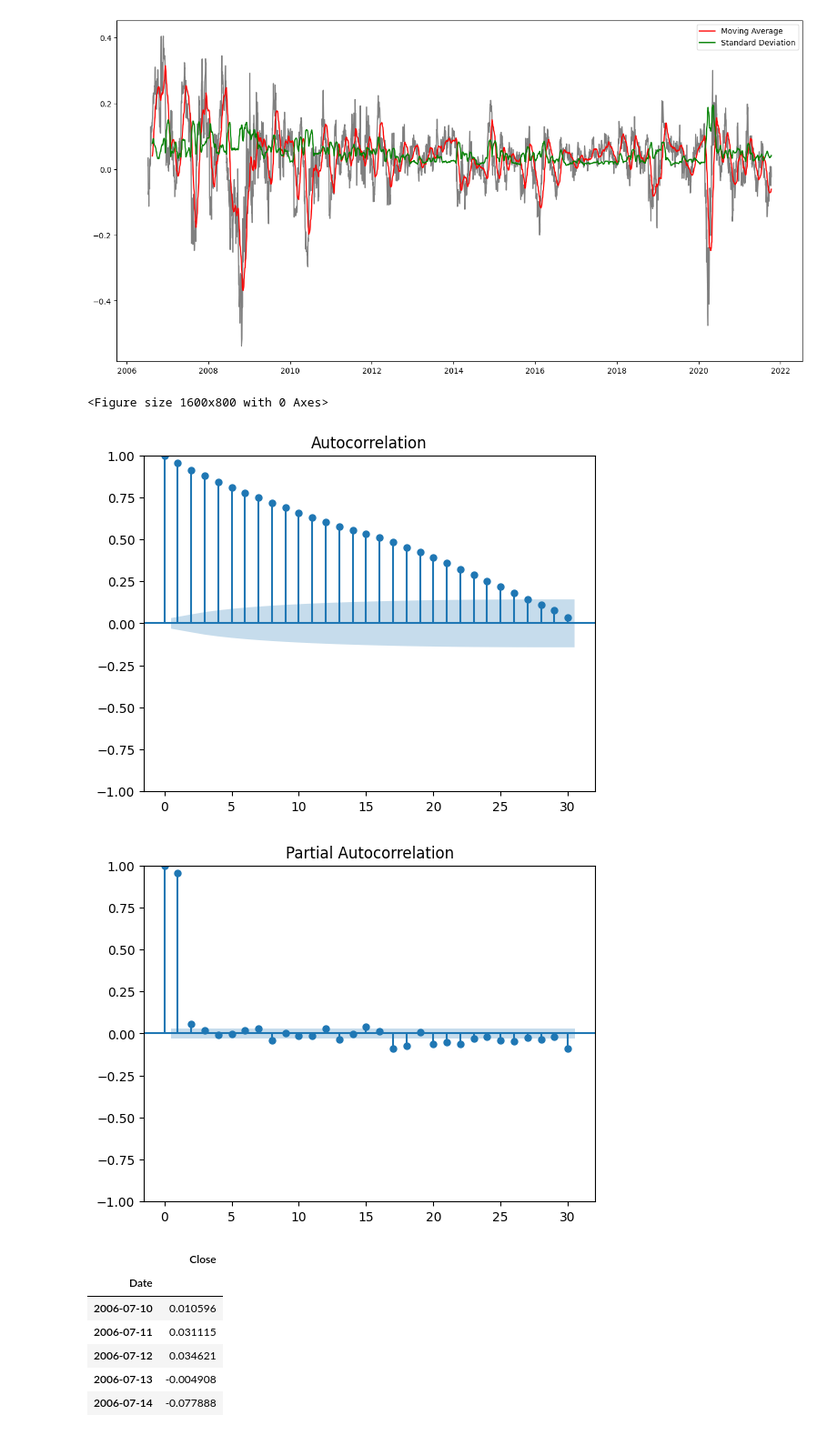
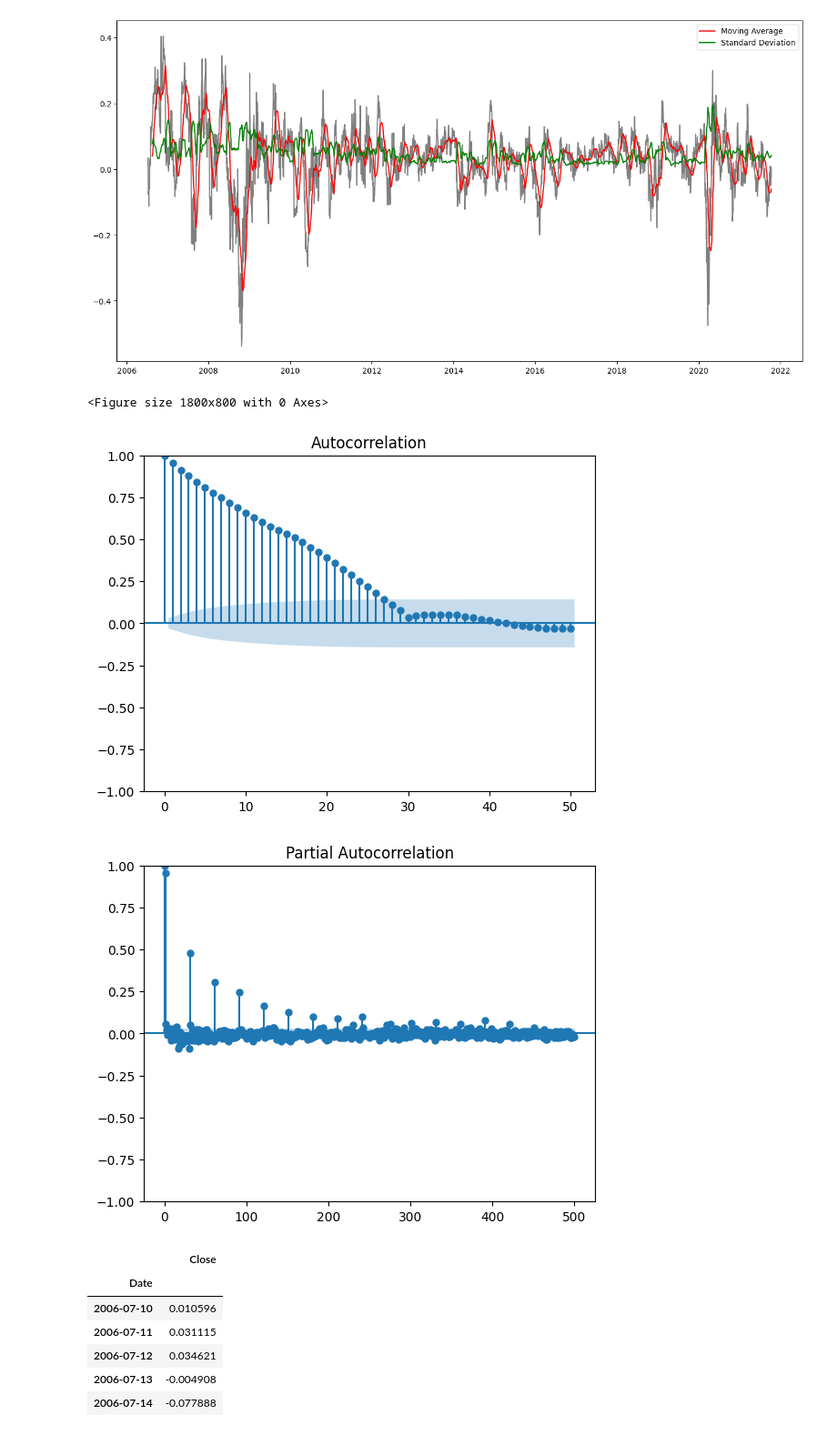
Before and after one commit to yjiahao/time-series-stocks, a Jupyter notebook: ARIMA.ipynb, the cells around one changed output. Shown at 91% size. Drawn from its saved outputs; the diff is of its cells as text; code cells hidden in the pictures.

```diff
--- a/ARIMA.ipynb
+++ b/ARIMA.ipynb
@@ -8,7 +8,7 @@ import numpy as np
 from statsmodels.tsa.seasonal import seasonal_decompose
 df_log = pd.read_csv("./data/processed/mastercard_stock_history_processed.csv")
 
-df_log["Date"] = pd.to_datetime(df_log['Date'], infer_datetime_format=True)
+df_log["Date"] = pd.to_datetime(df_log['Date'])
 df_log.set_index('Date', inplace = True)
 df_log.head()
 # %% [output]
@@ -37,15 +37,14 @@ df_shift = df_shift.dropna()
 # %%
 from statsmodels.graphics.tsaplots import plot_acf, plot_pacf
 
-plt.figure(figsize=(16, 8))
-plot_acf(df_shift, lags = 30)
+plt.figure(figsize=(18, 8))
+plot_acf(df_shift, lags = 50)
+plot_pacf(df_shift, lags = 500)
 plt.show()
-plot_pacf(df_shift, lags = 30)
-plt.show()
 # %% [output]
-<Figure size 1600x800 with 0 Axes>
+<Figure size 1800x800 with 0 Axes>
-[figure, old version]
+[figure, new version]
-[figure, old version]
+[figure, new version]
 # %%
 df_shift.head()
 # %% [output]
```
Also changed, not shown: parts of 17 cells of this notebook.
